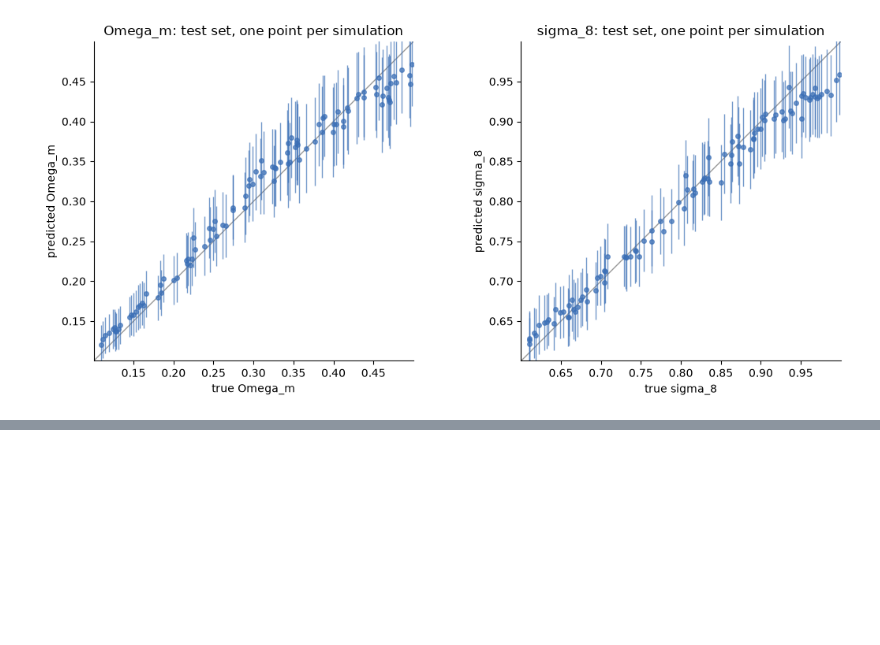
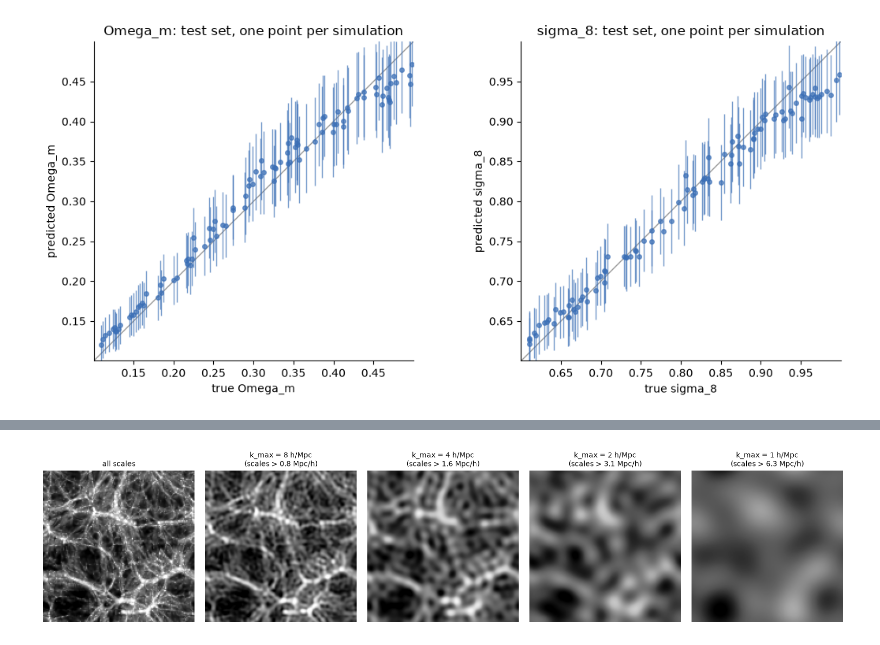
Before and after one commit to irisgnr/COMP2026, a Jupyter notebook: agentic/09_CNN/cosmo_CNN.ipynb, the cells around one changed output, grey strips where cells are left out. Drawn from its saved outputs; the diff is of its cells as text; code cells hidden in the pictures; blank space fills up the shorter version.

```diff
--- a/agentic/09_CNN/cosmo_CNN.ipynb
+++ b/agentic/09_CNN/cosmo_CNN.ipynb
@@ -302,0 +448,29 @@ sigma_8: truth 0.800 | mean prediction 0.6113 | scatter between maps 0.0117 | me
+# %%
+def lowpass(X, kmax, bs=500):
+    """Remove every Fourier mode with |k| > kmax (h/Mpc) from a stack of maps (N, 1, npix, npix)."""
+    npix = X.shape[-1]
+    n = torch.fft.fftfreq(npix) * npix
+    kgrid = torch.sqrt(n[:, None]**2 + n[None, :]**2) * k_f
+    mask = (kgrid <= kmax).float()
+    out = torch.empty_like(X)
+    for i in range(0, len(X), bs):
+        x = X[i:i+bs].float()
+        out[i:i+bs] = torch.fft.ifft2(torch.fft.fft2(x) * mask).real.to(X.dtype)
+    return out
+
+# Look at one test map with progressively more small-scale structure removed
+example = X_test[:1]
+shows = [K_NYQ, 8.0, 4.0, 2.0, 1.0]
+fig, axes = plt.subplots(1, len(shows), figsize=(3.2 * len(shows), 3.4))
+vmin, vmax = np.percentile(example.float().numpy(), [1, 99.5])
+for ax, kmax in zip(axes, shows):
+    img = example if kmax == K_NYQ else lowpass(example, kmax)
+    ax.imshow(img[0, 0].float().numpy(), cmap="Greys_r", vmin=vmin, vmax=vmax)
+    ax.set_title("all scales" if kmax == K_NYQ else f"k_max = {kmax:g} h/Mpc\n(scales > {2*np.pi/kmax:.1f} Mpc/h)",
+                 fontsize=10)
+    ax.axis("off")
+plt.tight_layout()
+#plt.savefig('scales.png')
+plt.show()
+# %% [output]
+[figure, added]
```
Also changed, not shown: parts of 19 cells of this notebook, 29 other files.
